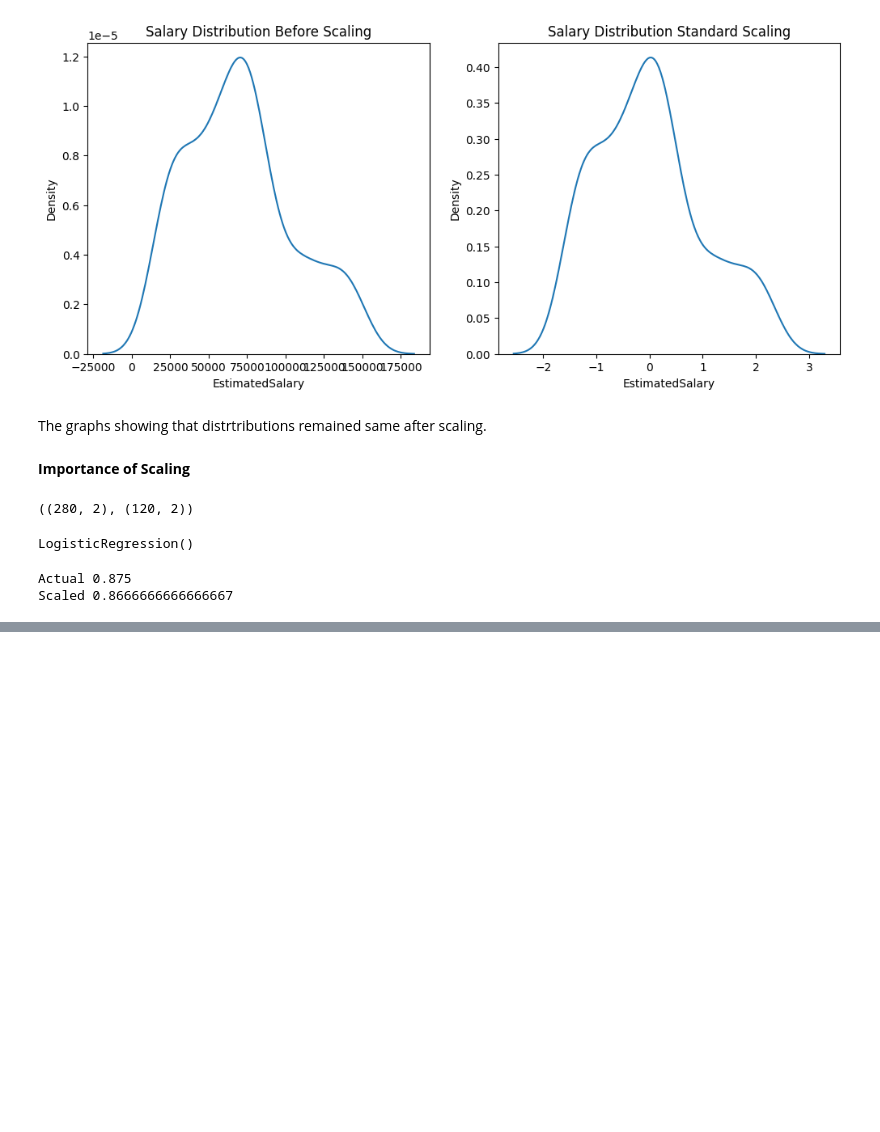
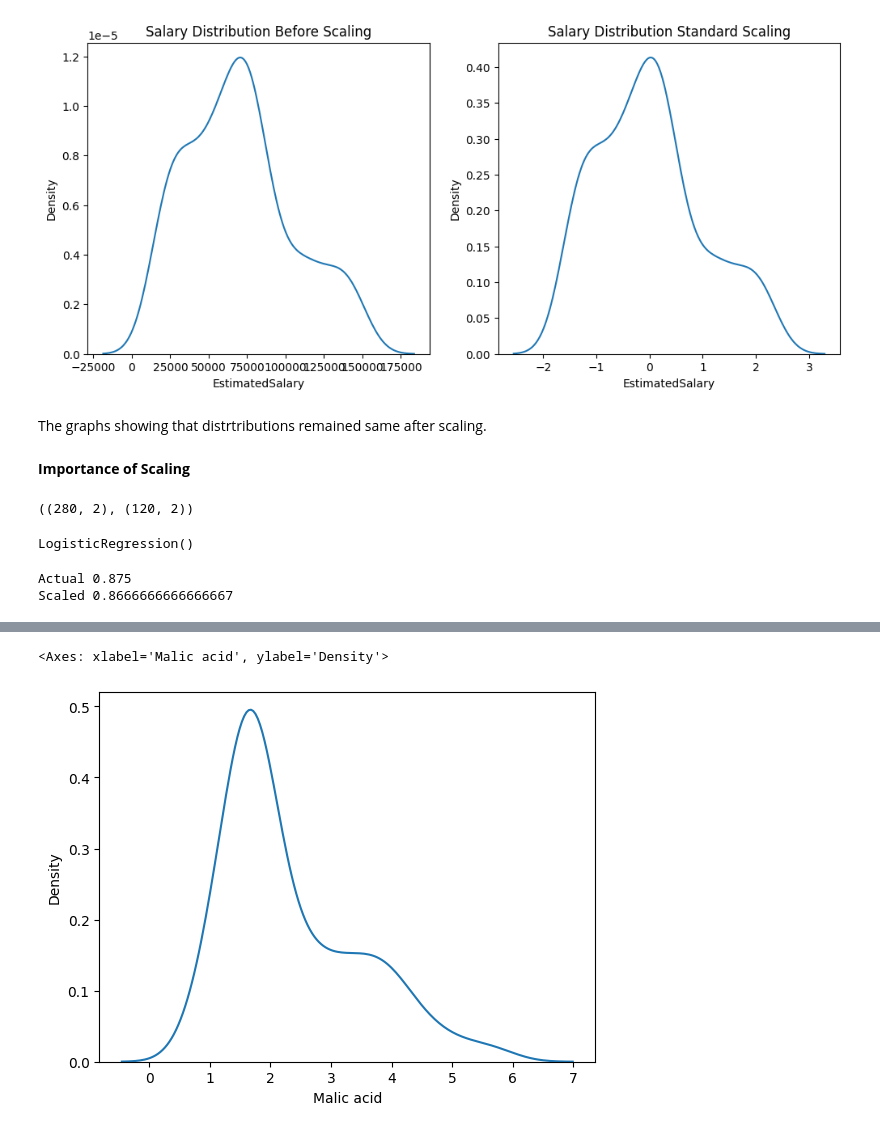
Before and after one commit to samiha-mahin/Data-Analysis, a Jupyter notebook: Feature_Engineering.ipynb, the cells around one changed output, grey strips where cells are left out. Cells and saved outputs as stored; diff of their text form; code cells hidden in the pictures; blank space fills up the shorter version.

```diff
--- a/Feature_Engineering.ipynb
+++ b/Feature_Engineering.ipynb
@@ -311,0 +425,5 @@ Scaled 0.8666666666666667
+# %%
+sns.kdeplot(df['Malic acid'])
+# %% [output]
+<Axes: xlabel='Malic acid', ylabel='Density'>
+[figure, added]
```
Also changed, not shown: parts of 15 cells of this notebook.
